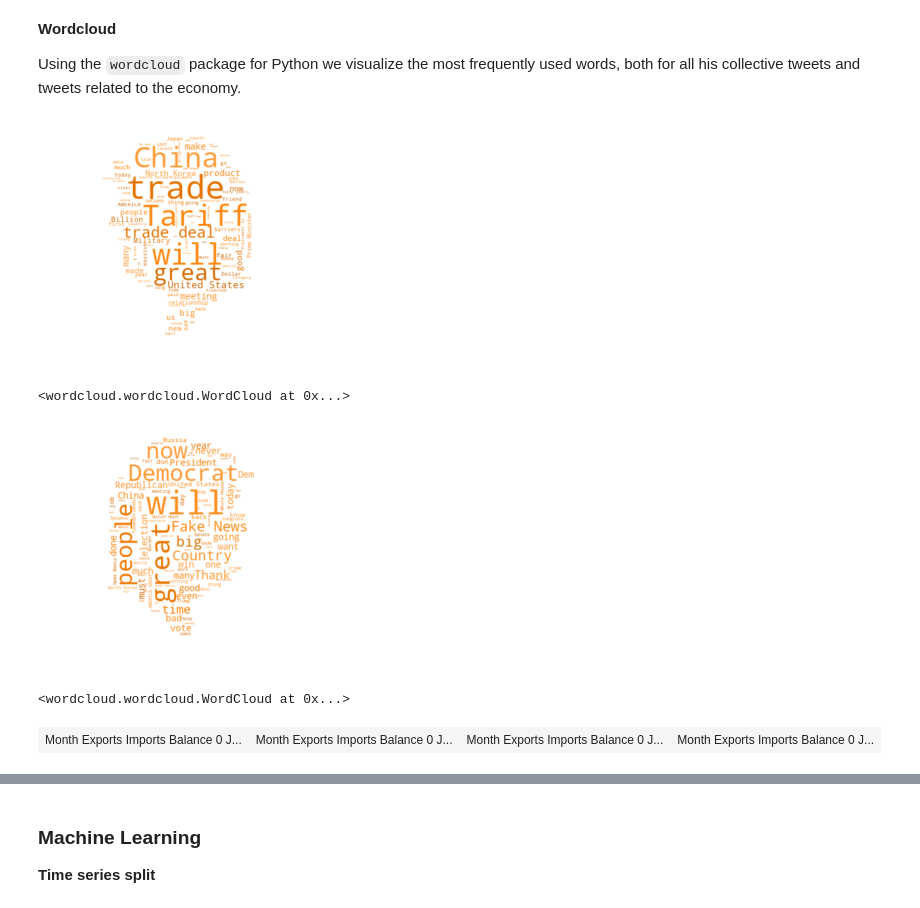
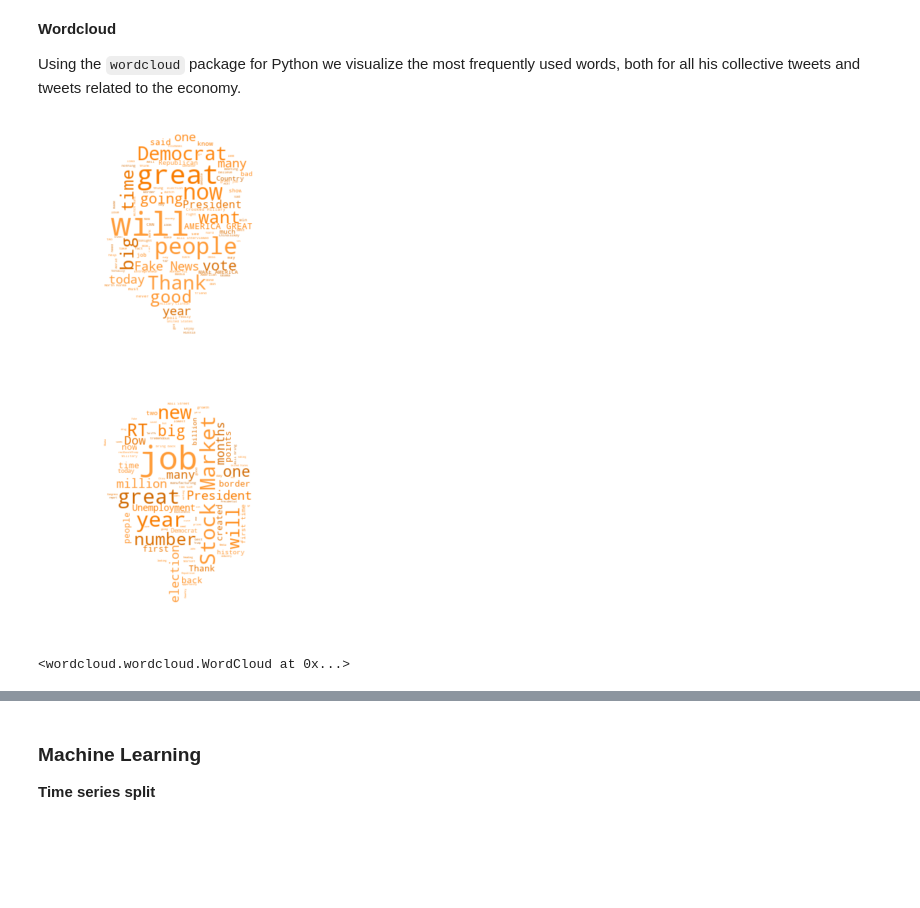
Before and after one commit to BjornCilleborg/sds2019, a Jupyter notebook: EXAM PROJECT/Exam Project.ipynb, the cells around one changed output, grey strips where cells are left out. Drawn from its saved outputs; the diff is of its cells as text; code cells hidden in the pictures; blank space fills up the shorter version.

```diff
--- a/EXAM PROJECT/Exam Project.ipynb
+++ b/EXAM PROJECT/Exam Project.ipynb
@@ -443,53 +434,52 @@ def custom_color(word=None, font_size=None, position=None, orientation=None, fon
 # picture used as shape
 trump_mask = np.array(Image.open("trump_mask.jpg")) # read image
 trump_mask_T = np.array(Image.open("trump_mask.jpg").transpose(Image.FLIP_LEFT_RIGHT)) # read image transposed
-
-# wordcloud for df_filter
-text = " ".join(tweet for tweet in df_filter['text'][df_filter['text'].str.contains(r'^(?:(?!https|co|amp).)*$')])
-# Create and generate a word cloud image:
-wordcloud = WordCloud(max_font_size=50, max_words=100, background_color="white",mask=trump_mask_T,
-                      contour_color ='black',color_func=custom_color).generate(text)
-# Display the generated image:
-plt.imshow(wordcloud, interpolation='bilinear')
-plt.axis("off")
-plt.show()
-
-wordcloud.to_file("wordcloud.png") # save file
-# %% [output]
-[figure, removed]
-<wordcloud.wordcloud.WordCloud at 0x...>
 # %%
-# wordcloud for df
-text = " ".join(tweet for tweet in df['text'][df['text'].str.contains(r'^(?:(?!https|co|amp).)*$')])
+# wordcloud for ALL TWEETS
+text = " ".join(tweet for tweet in df['text'][df['text'].str.contains(r'^(?:(?!https|co|amp|realDonaldTrump|Trump).)*$')])
 
 # Create and generate a word cloud image:
 wordcloud = WordCloud(max_font_size=50, max_words=100, background_color="white",mask=trump_mask,
                       contour_color ='black',color_func=custom_color).generate(text)
 
 # Display the generated image:
 plt.imshow(wordcloud, interpolation='bilinear')
 plt.axis("off")
 plt.show()
 
 wordcloud.to_file("wordcloud_all.png") # save file
+
+# wordcloud for BLOOMBERG tweets
+
+text = " ".join(tweet for tweet in df_bloom['text'][df_bloom['text'].str.contains(r'^(?:(?!https|co|amp).)*$')])
+
+# Create and generate a word cloud image:
+wordcloud = WordCloud(max_font_size=50, max_words=100, background_color="white",mask=trump_mask_T,
+                      contour_color ='black',color_func=custom_color).generate(text)
+
+# Display the generated image:
+plt.imshow(wordcloud, interpolation='bilinear')
+plt.axis("off")
+plt.show()
+
+wordcloud.to_file("wordcloud_bloom.png") # save file
 # %% [output]
-[figure, old version]
+[figure, new version]
+[figure, added]
 <wordcloud.wordcloud.WordCloud at 0x...>
 # %%
-# Define functions to display multiple tables
-def multi_table(table_list):
-    ''' Acceps a list of IpyTable objects and returns a table which contains each IpyTable in a cell
-    '''
-    return HTML(
-        '<table><tr style="background-color:white;">' +
-        ''.join(['<td>' + table._repr_html_() + '</td>' for table in table_list]) +
-        '</tr></table>'
-    )
-# Fetching trade balance data
-url = 'https://www.census.gov/foreign-trade/balance/c5700.html'
-r, call_id = connector.get(url,'trade_balance') # connecting and saving connection to log file
-dfs = pd.read_html(url) # read the tables
-multi_table(dfs[0:4])  # display
+# # Define functions to display multiple tables
+# def multi_table(table_list):
+#     ''' Acceps a list of IpyTable objects and returns a table which contains each IpyTable in a cell
+#     '''
+#     return HTML(
+#         '<table><tr style="background-color:white;">' +
+#         ''.join(['<td>' + table._repr_html_() + '</td>' for table in table_list]) +
+#         '</tr></table>'
+#     )
+# # Fetching trade balance data
+# url = 'https://www.census.gov/foreign-trade/balance/c5700.html'
+# r, call_id = connector.get(url,'trade_balance') # connecting and saving connection to log file
+# dfs = pd.read_html(url) # read the tables
+# multi_table(dfs[0:4])  # display
-# %% [output]
-| Month Exports Imports Balance 0 J... | Month Exports Imports Balance 0 J... | Month Exports Imports Balance 0 J... | Month Exports Imports Balance 0 J... |
 # %%
```
Also changed, not shown: parts of 58 cells of this notebook, 16 other files.
